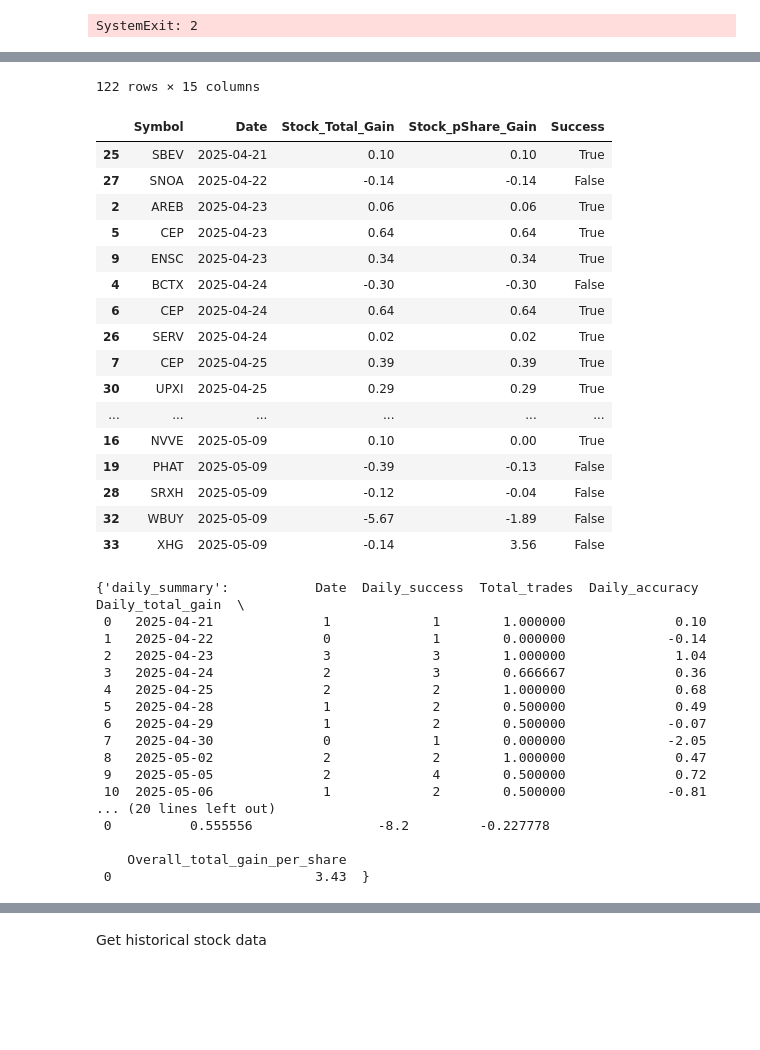
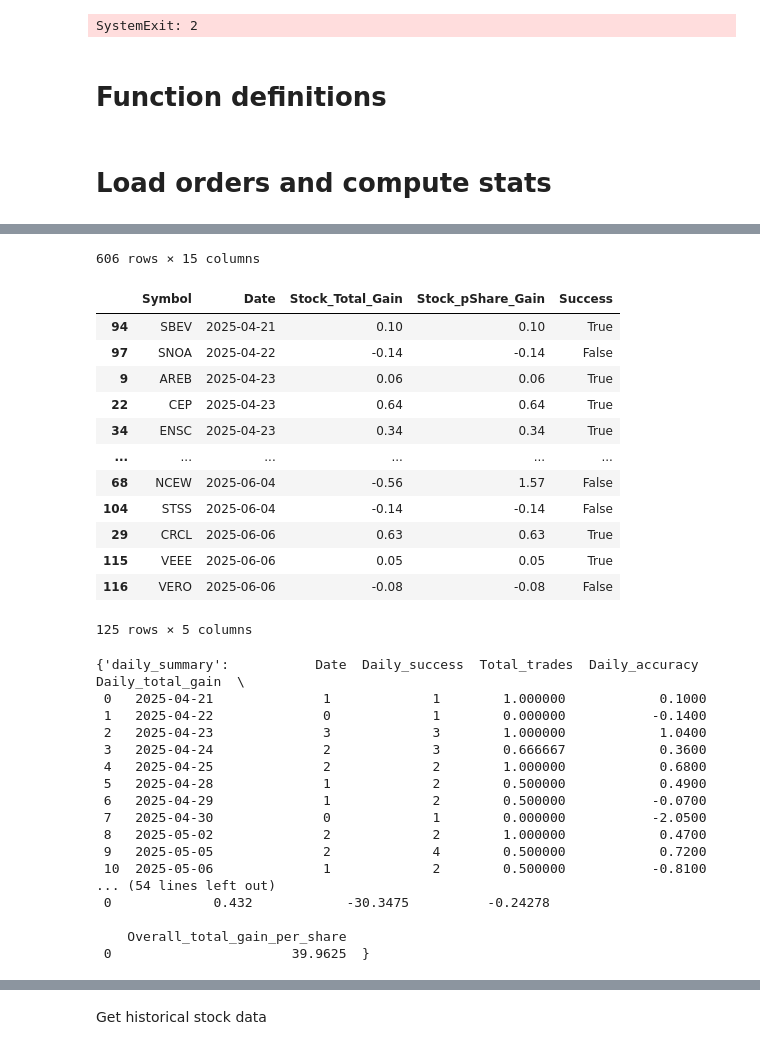
Before and after one commit to sbs87/Random_Projects, a Jupyter notebook: stock_reccomender/DayTrader_Analysis.ipynb, the cells around one changed output, grey strips where cells are left out. Drawn from its saved outputs; the diff is of its cells as text; code cells hidden in the pictures; blank space fills up the shorter version.

```diff
--- a/stock_reccomender/DayTrader_Analysis.ipynb
+++ b/stock_reccomender/DayTrader_Analysis.ipynb
@@ -47,4 +56,6 @@ usage: ipykernel_launcher.py [-h] [-v] [-q] [--locals] [--durations N] [-f]
                              [tests ...]
 ipykernel_launcher.py: error: argument -f/--failfast: ignored explicit argument '/Users/stevensmith/Library/Jupyter/runtime/kernel-v31b2c6f959dafaa9cc4e5b04521a9c71c80bac941.json'
 SystemExit: 2
+# %% [markdown]
+# Function definitions
 # %%
@@ -384,7 +550,9 @@ def combine_data(stock_df,order_df,stock_key='Datetime', order_key='FilledTime_d
+# %% [markdown]
+# Load orders and compute stats
 # %%
 # Load the stock orders file
 #stock_order_records = pd.read_csv("~/Downloads/Webull_Orders_Records.noOCO.csv")
-buy_records ="/Users/stevensmith/Projects/Random_Projects/stock_reccomender/Webull_Orders_Records_05092025.csv"
+buy_records ="/Users/stevensmith/Projects/Random_Projects/stock_reccomender/Webull_Orders_Records_2025_06_06.csv"
 stock_order_records = pd.read_csv(buy_records)
 stock_orders_formatted = format_orders(stock_order_records)
 filled_orders = stock_orders_formatted[stock_orders_formatted['Status'] == 'Filled']
@@ -397,5 +565,9 @@ filled_orders_summary= compute_summary(filled_orders_w_stats)
 display(filled_orders_summary)
 
 filled_orders_filtered[filled_orders_filtered['Date']=="2025-05-09"]#.to_csv("filled_orders_filtered_2025-05-09.csv",index=False)']
+
+filled_orders_filtered['FilledTime_only'] = pd.to_timedelta(filled_orders_filtered['FilledTime'].dt.time.astype(str))
+#filled_orders_filtered['FilledTime_only'] = pd.to_timedelta(filled_orders_filtered['FilledTime_only'].astype(str))
+bin_and_tally(filled_orders_filtered, binned_vars='FilledTime_only', binned_vals='AvgPrice', bins=10, bin_labels=None)
 # %% [output]
 |  | Name | Symbol | Side | Status | Filled | Total Qty | Price | AvgPrice | Time-in-Force | PlacedTime | ... |
@@ -413,35 +585,31 @@ filled_orders_filtered[filled_orders_filtered['Date']=="2025-05-09"]#.to_csv("fi
-122 rows × 15 columns
+606 rows × 15 columns
 |  | Symbol | Date | Stock_Total_Gain | Stock_pShare_Gain | Success |
-| 25 | SBEV | 2025-04-21 | 0.10 | 0.10 | True |
-| 27 | SNOA | 2025-04-22 | -0.14 | -0.14 | False |
-| 2 | AREB | 2025-04-23 | 0.06 | 0.06 | True |
-| 5 | CEP | 2025-04-23 | 0.64 | 0.64 | True |
-| 9 | ENSC | 2025-04-23 | 0.34 | 0.34 | True |
-| 4 | BCTX | 2025-04-24 | -0.30 | -0.30 | False |
-| 6 | CEP | 2025-04-24 | 0.64 | 0.64 | True |
-| 26 | SERV | 2025-04-24 | 0.02 | 0.02 | True |
-| 7 | CEP | 2025-04-25 | 0.39 | 0.39 | True |
-| 30 | UPXI | 2025-04-25 | 0.29 | 0.29 | True |
+| 94 | SBEV | 2025-04-21 | 0.10 | 0.10 | True |
+| 97 | SNOA | 2025-04-22 | -0.14 | -0.14 | False |
+| 9 | AREB | 2025-04-23 | 0.06 | 0.06 | True |
+| 22 | CEP | 2025-04-23 | 0.64 | 0.64 | True |
+| 34 | ENSC | 2025-04-23 | 0.34 | 0.34 | True |
 | ... | ... | ... | ... | ... | ... |
-| 16 | NVVE | 2025-05-09 | 0.10 | 0.00 | True |
-| 19 | PHAT | 2025-05-09 | -0.39 | -0.13 | False |
-| 28 | SRXH | 2025-05-09 | -0.12 | -0.04 | False |
-| 32 | WBUY | 2025-05-09 | -5.67 | -1.89 | False |
-| 33 | XHG | 2025-05-09 | -0.14 | 3.56 | False |
+| 68 | NCEW | 2025-06-04 | -0.56 | 1.57 | False |
+| 104 | STSS | 2025-06-04 | -0.14 | -0.14 | False |
+| 29 | CRCL | 2025-06-06 | 0.63 | 0.63 | True |
+| 115 | VEEE | 2025-06-06 | 0.05 | 0.05 | True |
+| 116 | VERO | 2025-06-06 | -0.08 | -0.08 | False |
-{'daily_summary':           Date  Daily_success  Total_trades  Daily_accuracy  Daily_total_gain  \
- 0   2025-04-21              1             1        1.000000              0.10
- 1   2025-04-22              0             1        0.000000             -0.14
- 2   2025-04-23              3             3        1.000000              1.04
- 3   2025-04-24              2             3        0.666667              0.36
- 4   2025-04-25              2             2        1.000000              0.68
- 5   2025-04-28              1             2        0.500000              0.49
- 6   2025-04-29              1             2        0.500000             -0.07
- 7   2025-04-30              0             1        0.000000             -2.05
- 8   2025-05-02              2             2        1.000000              0.47
- 9   2025-05-05              2             4        0.500000              0.72
- 10  2025-05-06              1             2        0.500000             -0.81
-... (20 lines left out)
- 0          0.555556                -8.2         -0.227778
-
-    Overall_total_gain_per_share
- 0                          3.43  }
+125 rows × 5 columns
+{'daily_summary':           Date  Daily_success  Total_trades  Daily_accuracy  Daily_total_gain  \
+ 0   2025-04-21              1             1        1.000000            0.1000
+ 1   2025-04-22              0             1        0.000000           -0.1400
+ 2   2025-04-23              3             3        1.000000            1.0400
+ 3   2025-04-24              2             3        0.666667            0.3600
+ 4   2025-04-25              2             2        1.000000            0.6800
+ 5   2025-04-28              1             2        0.500000            0.4900
+ 6   2025-04-29              1             2        0.500000           -0.0700
+ 7   2025-04-30              0             1        0.000000           -2.0500
+ 8   2025-05-02              2             2        1.000000            0.4700
+ 9   2025-05-05              2             4        0.500000            0.7200
+ 10  2025-05-06              1             2        0.500000           -0.8100
+... (54 lines left out)
+ 0             0.432            -30.3475          -0.24278
+
+    Overall_total_gain_per_share
+ 0                       39.9625  }
```
Also changed, not shown: parts of 17 cells of this notebook.
